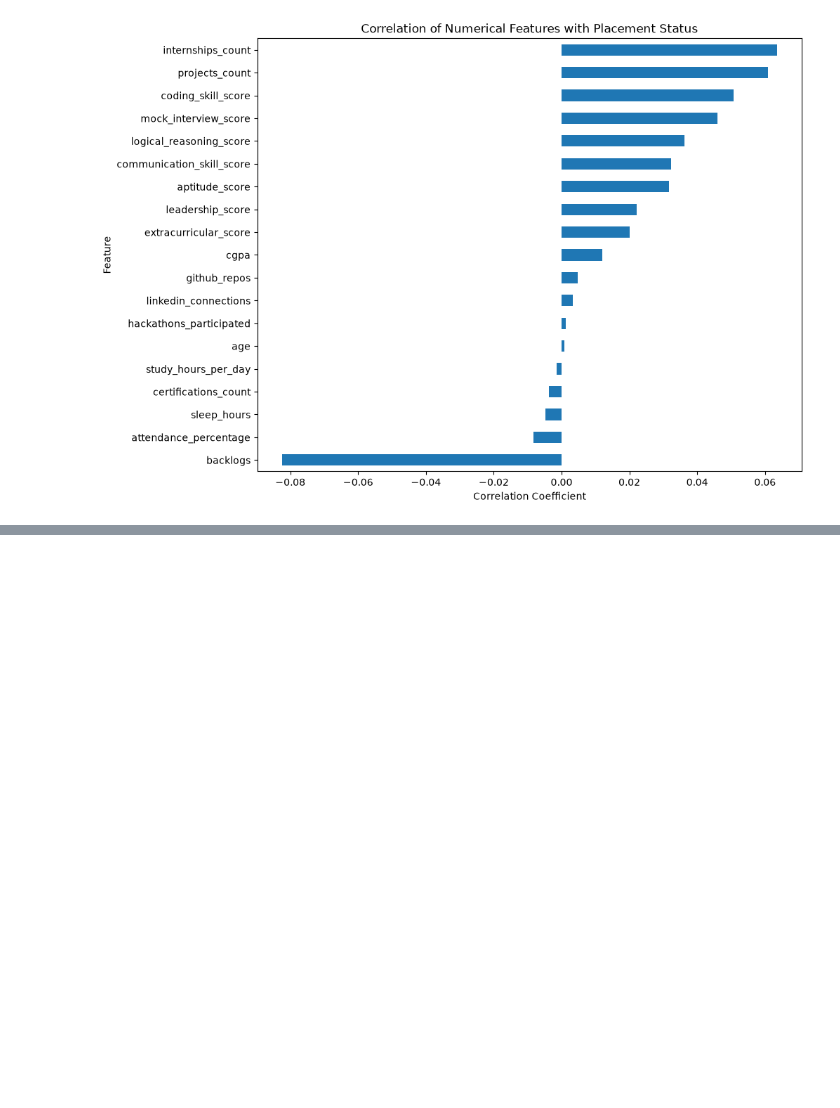
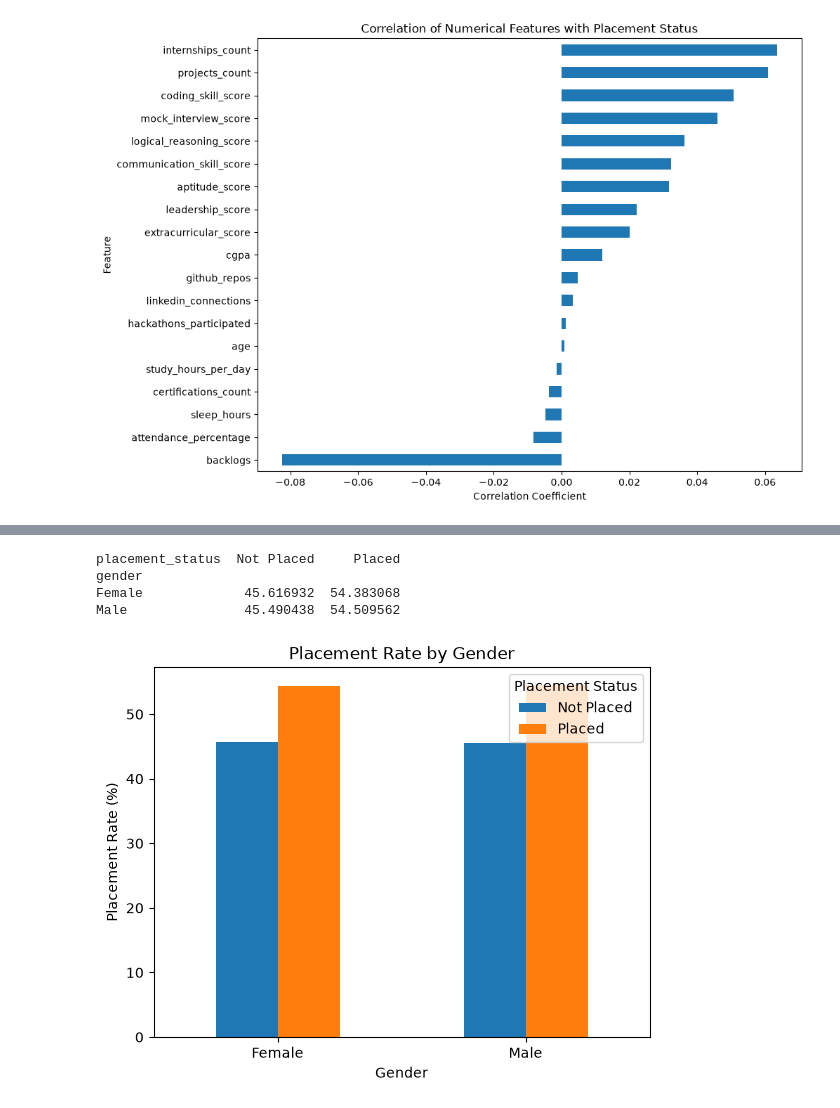
Before and after one commit to coolgeeksnippets/AI-ML-Project-Student_Placement_Prediction_System, a Jupyter notebook: notebooks/analysis.ipynb, the cells around one changed output, grey strips where cells are left out. Drawn from its saved outputs; the diff is of its cells as text; code cells hidden in the pictures; blank space fills up the shorter version.

Commit message:
Updated the analysis notebook with new visualizations and data cleaning steps.

```diff
--- a/notebooks/analysis.ipynb
+++ b/notebooks/analysis.ipynb
@@ -549,0 +577,24 @@ plt.show()
+# %%
+gender_placement = pd.crosstab(
+    df_clean['gender'],
+    df_clean['placement_status'],
+    normalize='index'
+) * 100
+
+print(gender_placement)
+# %% [output]
+placement_status  Not Placed     Placed
+gender
+Female             45.616932  54.383068
+Male               45.490438  54.509562
+# %%
+gender_placement.plot(kind='bar')
+
+plt.title('Placement Rate by Gender')
+plt.xlabel('Gender')
+plt.ylabel('Placement Rate (%)')
+plt.xticks(rotation=0)
+plt.legend(title='Placement Status')
+plt.show()
+# %% [output]
+[figure, added]
```
Also changed, not shown: parts of 23 cells of this notebook.
